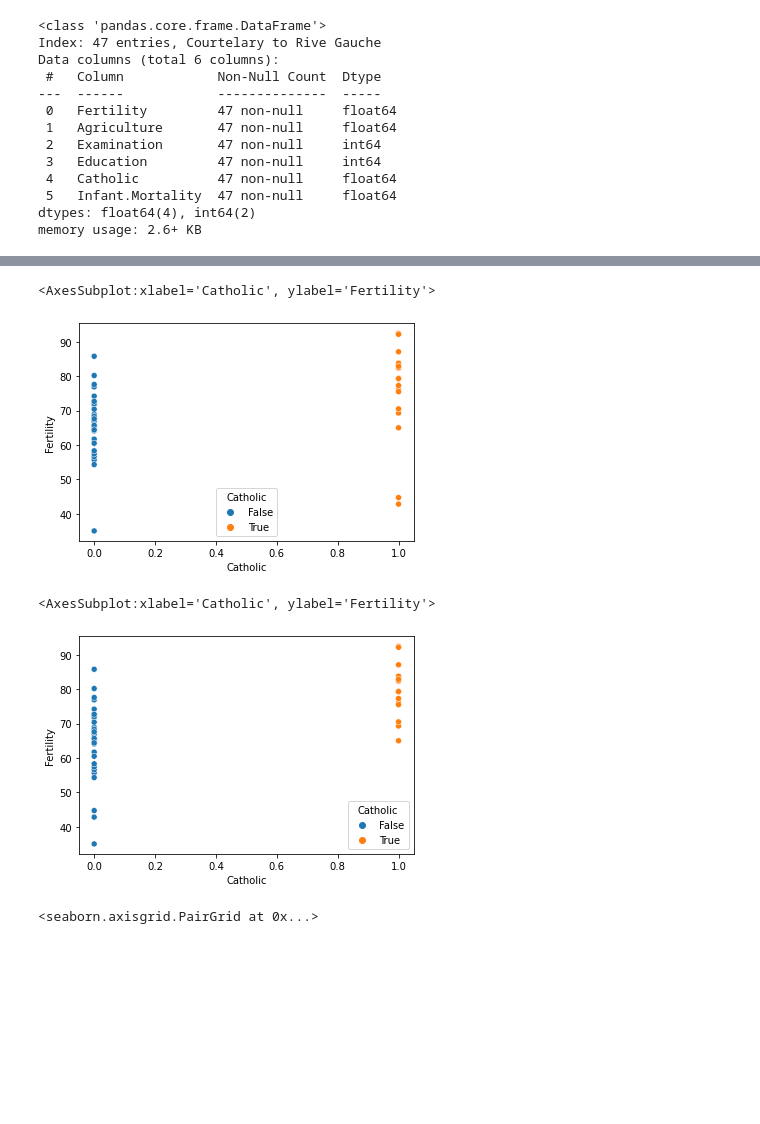
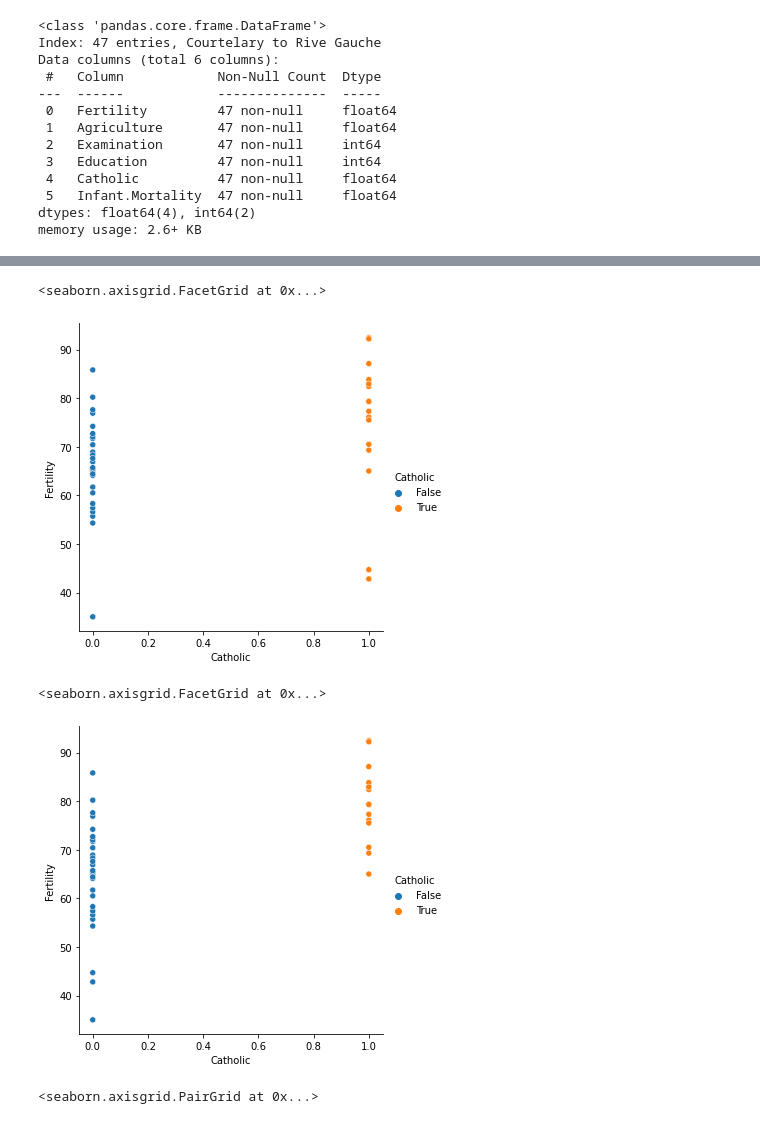
Before and after one commit to mindyshiben/numpy-pandas-visualization-exercises, a Jupyter notebook: seaborn_exercises.ipynb, the cells around one changed output, grey strips where cells are left out. Cells and saved outputs as stored; diff of their text form; code cells hidden in the pictures; blank space fills up the shorter version.

```diff
--- a/seaborn_exercises.ipynb
+++ b/seaborn_exercises.ipynb
@@ -203,22 +209,22 @@ Rive Gauche      True
 Name: Catholic, dtype: bool
 # %%
 # Does whether or not a province is Catholic influence fertility?
-sns.scatterplot(data=swiss, x=is_catholic, y='Fertility', hue= is_catholic)
+sns.relplot(data=swiss, x=is_catholic, y='Fertility', hue= is_catholic)
 
 #does not seem to have a large influence, I will try once more with a higher cutoff point for catholic
 # %% [output]
-<AxesSubplot:xlabel='Catholic', ylabel='Fertility'>
+<seaborn.axisgrid.FacetGrid at 0x...>
-[figure, old version]
+[figure, new version]
 # %%
 is_catholic2 = swiss.Catholic > 80.00
 is_catholic2
 
-sns.scatterplot(data=swiss, x=is_catholic2, y='Fertility', hue= is_catholic2)
+sns.relplot(data=swiss, x=is_catholic2, y='Fertility', hue= is_catholic2)
 
 #with the cutoff for catholic being 80%, there is a slight positive correlation with fertility
 # %% [output]
-<AxesSubplot:xlabel='Catholic', ylabel='Fertility'>
+<seaborn.axisgrid.FacetGrid at 0x...>
-[figure, old version]
+[figure, new version]
 # %%
 # What measure correlates most strongly with fertility?
 
```
Also changed, not shown: parts of 8 cells of this notebook.
